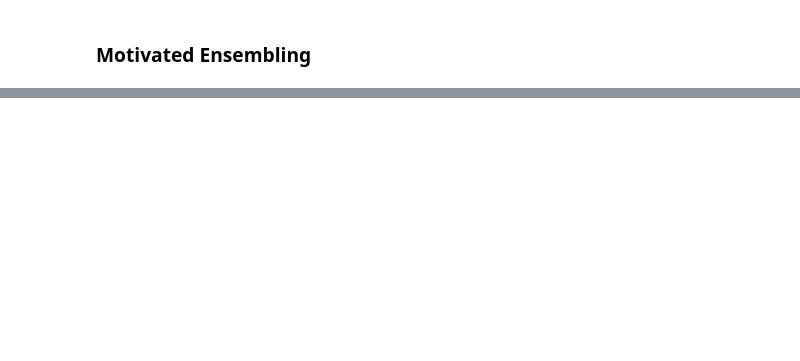
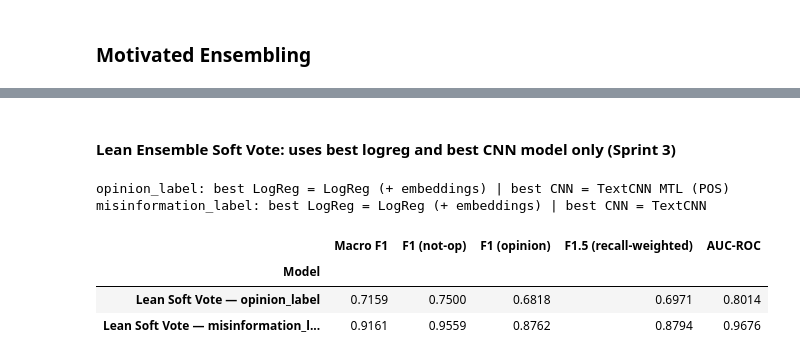
Before and after one commit to shiaoligreen/misinformation, a Jupyter notebook: 581_Sprint_3/src/Sprint_3.ipynb, the cells around one changed output, grey strips where cells are left out. Drawn from its saved outputs; the diff is of its cells as text; code cells hidden in the pictures; blank space fills up the shorter version.

```diff
--- a/581_Sprint_3/src/Sprint_3.ipynb
+++ b/581_Sprint_3/src/Sprint_3.ipynb
@@ -404,0 +369,43 @@ misinformation_label: [0.8784, 0.8889, 0.8889, 0.8773, 0.8742, 0.8609, 0.8684],
+# %% [markdown]
+#### Lean Ensemble Soft Vote: uses best logreg and best CNN model only (Sprint 3)
+# %%
+# Lean soft vote: best LogReg + best CNN per task (selected dynamically from metrics_cache)
+
+cnn_prefixes = ["TextCNN", "TextCNN Transfer", "TextCNN MTL (POS + linguistic)", "TextCNN MTL (POS)"]
+lr_prefixes  = ["LogReg", "LogReg (+ embeddings)", "LogReg MTL (cascaded POS)"]
+
+best_cnn = {
+    task: max(cnn_prefixes, key=lambda m: metrics_cache[f"{m} — {task}"]["macro_f1"])
+    for task in TARGETS
+}
+best_logreg = {
+    task: max(lr_prefixes, key=lambda m: metrics_cache[f"{m} — {task}"]["macro_f1"])
+    for task in TARGETS
+}
+
+for task in TARGETS:
+    print(f"{task}: best LogReg = {best_logreg[task]} | best CNN = {best_cnn[task]}")
+
+for task in TARGETS:
+    preds, labels, probs = soft_vote([
+        results[f"{best_logreg[task]} — {task}"],
+        results[f"{best_cnn[task]} — {task}"],
+    ])
+    key = f"Lean Soft Vote — {task}"
+    results[key] = (preds, labels, probs)
+    metrics_cache[key] = compute_metrics(preds, labels, probs)
+
+pd.DataFrame([{"Model": f"Lean Soft Vote — {t}", **{
+    "Macro F1": metrics_cache[f"Lean Soft Vote — {t}"]["macro_f1"],
+    "F1 (not-op)": metrics_cache[f"Lean Soft Vote — {t}"]["f1_class0"],
+    "F1 (opinion)": metrics_cache[f"Lean Soft Vote — {t}"]["f1_class1"],
+    "F1.5 (recall-weighted)": metrics_cache[f"Lean Soft Vote — {t}"]["fbeta_class1"],
+    "AUC-ROC": metrics_cache[f"Lean Soft Vote — {t}"]["auc_roc"],
+}} for t in TARGETS]).set_index("Model")
+# %% [output]
+opinion_label: best LogReg = LogReg (+ embeddings) | best CNN = TextCNN MTL (POS)
+misinformation_label: best LogReg = LogReg (+ embeddings) | best CNN = TextCNN
+|  | Macro F1 | F1 (not-op) | F1 (opinion) | F1.5 (recall-weighted) | AUC-ROC |
+| Model |  |  |  |  |  |
+| Lean Soft Vote — opinion_label | 0.7159 | 0.7500 | 0.6818 | 0.6971 | 0.8014 |
+| Lean Soft Vote — misinformation_l... | 0.9161 | 0.9559 | 0.8762 | 0.8794 | 0.9676 |
```
Also changed, not shown: parts of 31 cells of this notebook.
